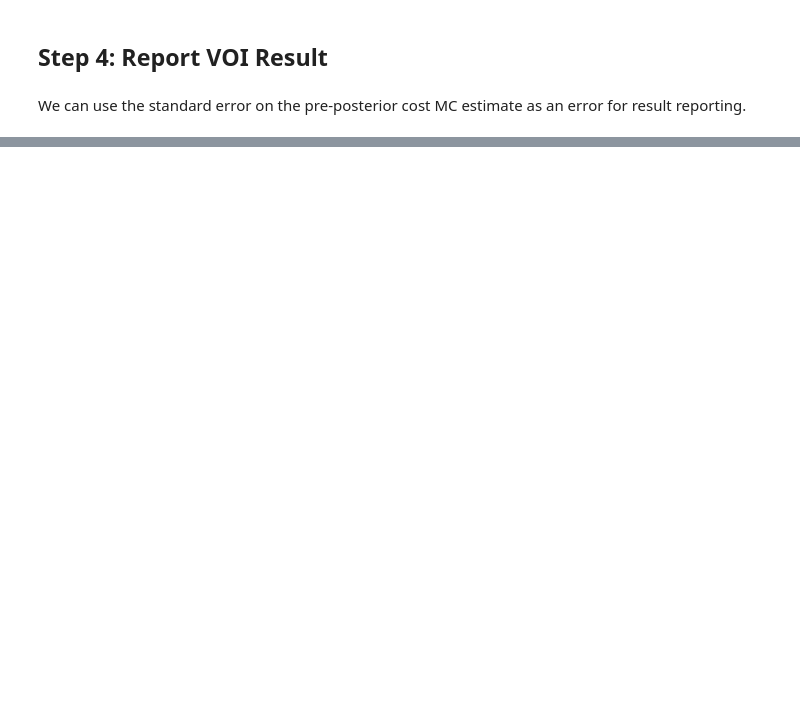
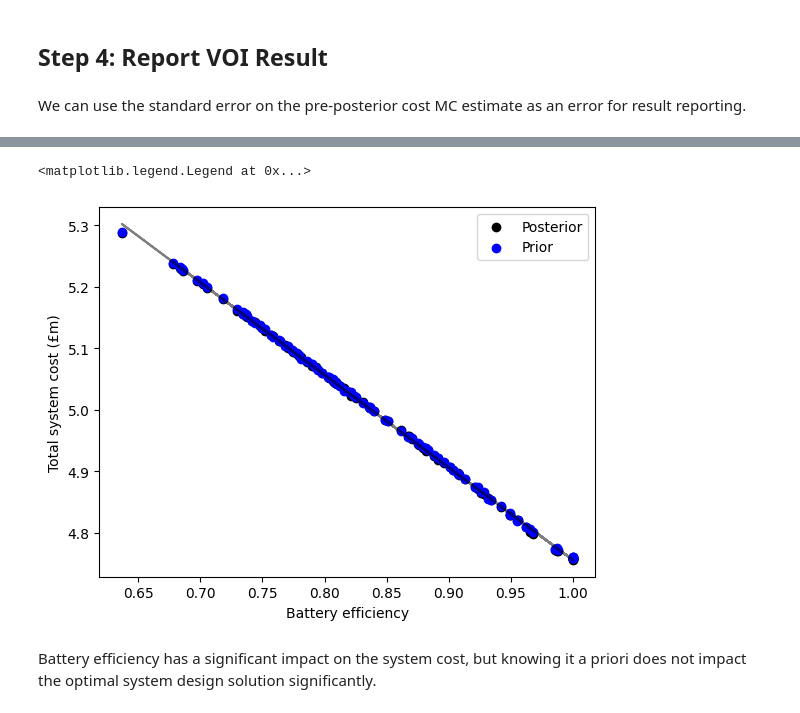
Before and after one commit to mal84emma/VoI-in-CAS, a Jupyter notebook: VoI_via_GPs.ipynb, the cells around one changed output, grey strips where cells are left out. Cells and saved outputs as stored; diff of their text form; code cells hidden in the pictures; blank space fills up the shorter version.

```diff
--- a/VoI_via_GPs.ipynb
+++ b/VoI_via_GPs.ipynb
@@ -413,0 +427,17 @@ print(prior_cost,preposterior_cost)
+# %%
+# Plot impact of efficiency on total system cost.
+assert len(ids) == 1
+
+trend = np.polyfit(prior_eta_samples.flatten(),preposterior_costs,deg=1)
+
+plt.scatter(prior_eta_samples,np.array(preposterior_costs)/1e6,c='k',label='Posterior')
+plt.plot(prior_eta_samples,(prior_eta_samples*trend[0] + trend[1])/1e6,'k-',alpha=0.5)
+plt.scatter(prior_eta_samples,np.array(prior_soln_performances)/1e6,c='b',label='Prior')
+plt.xlabel("Battery efficiency")
+plt.ylabel("Total system cost (£m)")
+plt.legend()
+# %% [output]
+<matplotlib.legend.Legend at 0x...>
+[figure, added]
+# %% [markdown]
+Battery efficiency has a significant impact on the system cost, but knowing it a priori does not impact the optimal system design solution significantly.
```
Also changed, not shown: parts of 21 cells of this notebook.
